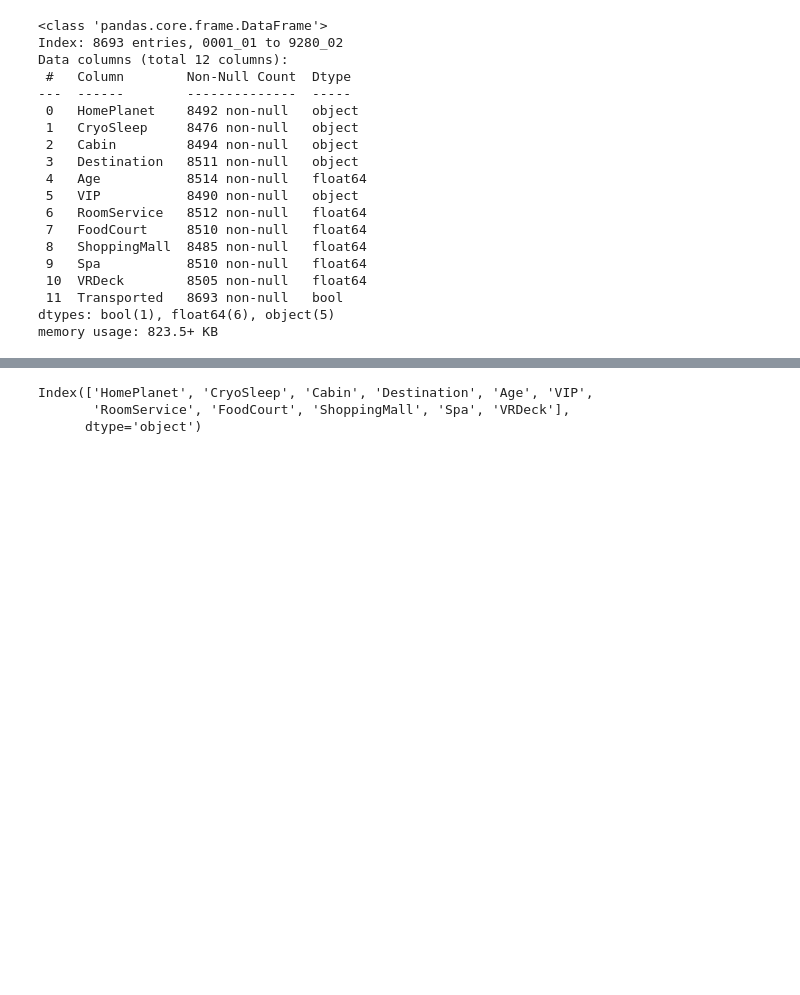
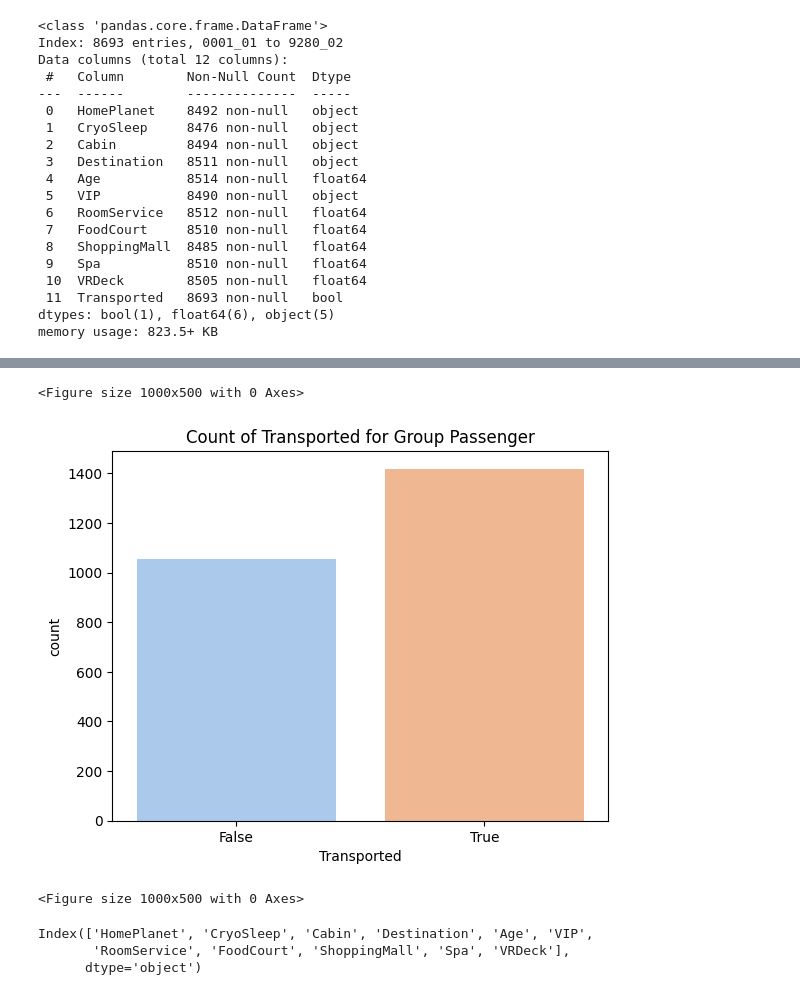
Before and after one commit to ezishr/spaceship-titanic, a Jupyter notebook: eda.ipynb, the cells around one changed output, grey strips where cells are left out. Cells and saved outputs as stored; diff of their text form; code cells hidden in the pictures; blank space fills up the shorter version.

```diff
--- a/eda.ipynb
+++ b/eda.ipynb
@@ -62,0 +73,3 @@ memory usage: 823.5+ KB
+# %%
+df['passenger_group'] = df.index.str[:4]
+df['passenger_number'] = df.index.str[-2:]
@@ -63,3 +122,12 @@ memory usage: 823.5+ KB
+# %%
+sample_df = df[df['passenger_number']!='01'].copy()
+sns.countplot(x='Transported', data=sample_df, palette='pastel')
+plt.title('Count of Transported for Group Passenger')
+plt.figure(figsize=(10,5))
+# %% [output]
+<Figure size 1000x500 with 0 Axes>
+[figure, added]
+<Figure size 1000x500 with 0 Axes>
 # %%
 missing_values = df.isnull().sum()
 missing_values[missing_values > 0].index
```
Also changed, not shown: parts of 6 cells of this notebook.
